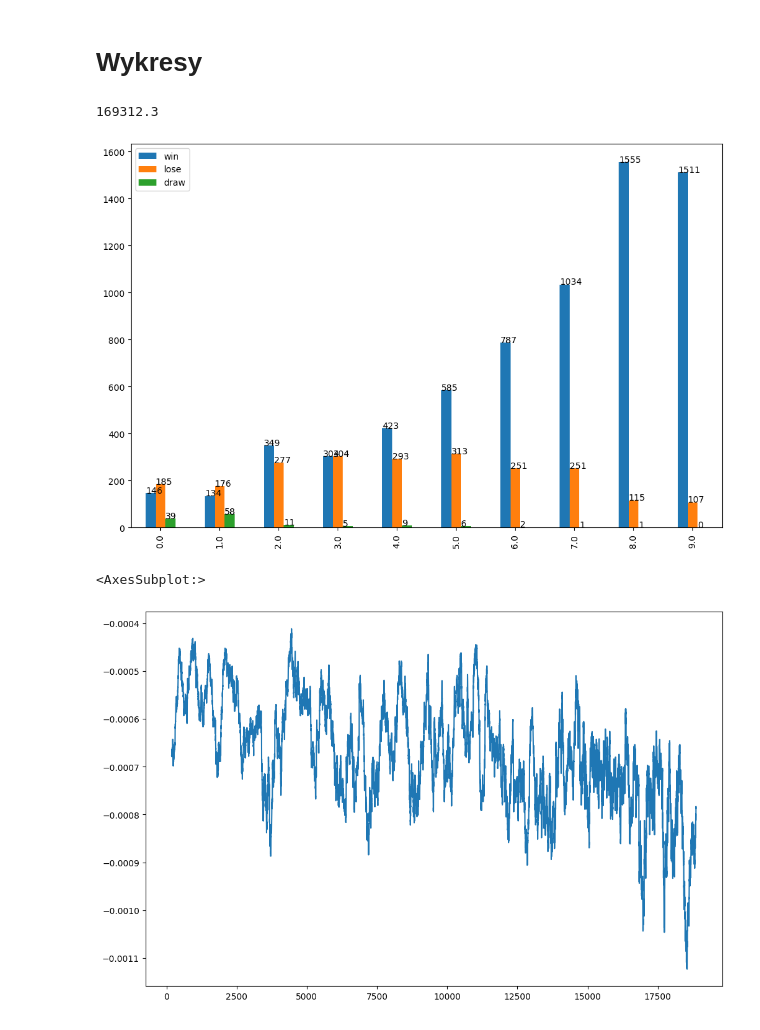
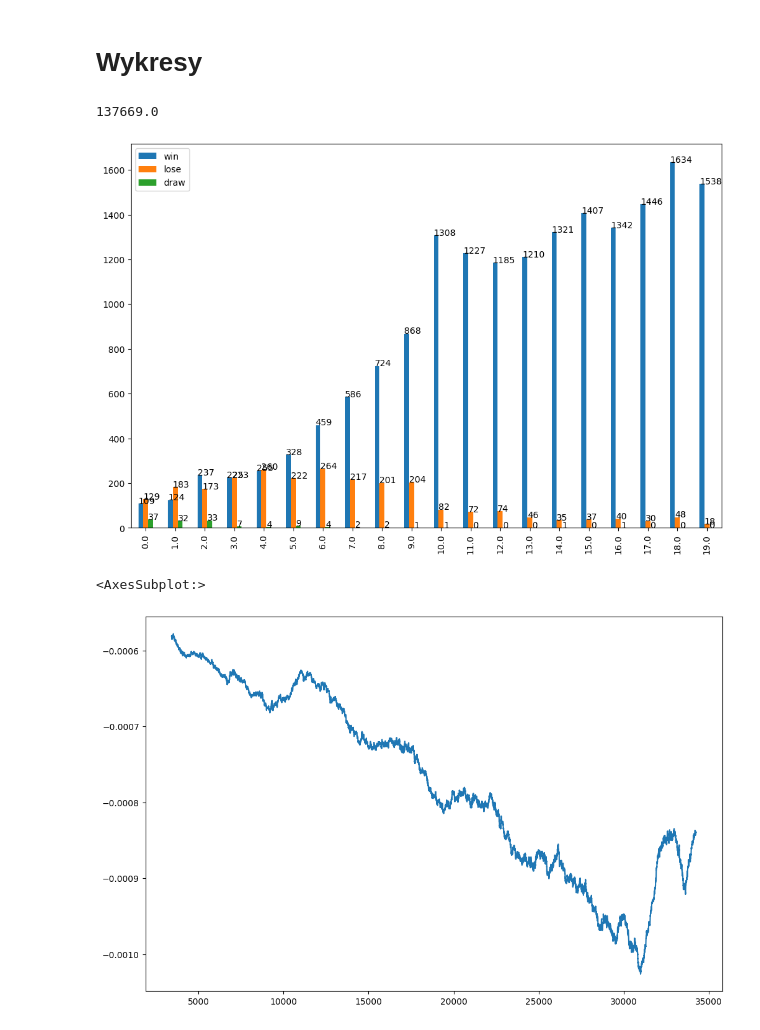
Before and after one commit to radiol00/mgrv3, a Jupyter notebook: hax_stat_analysis.ipynb, the cells around one changed output. Saved outputs shown, nothing was run; the diff lists cells and outputs as text; code cells hidden in the pictures.

```diff
--- a/hax_stat_analysis.ipynb
+++ b/hax_stat_analysis.ipynb
@@ -24,30 +24,26 @@ print(len(actorLosses))
 # %% [markdown]
 # Wykresy
 # %%
-groups = 10
+groups = 20
 groupSize = experiences.shape[0] / groups
 print(groupSize)
 groupedMemories = experiences.groupby(experiences.index // groupSize).sum()
 mems = groupedMemories[["win", "lose", "draw"]].plot.bar()
 for p in mems.patches:
     mems.annotate(str(p.get_height()), (p.get_x(), p.get_height() + 0.05))
 
-# 852 / 199 / 1
-# 918 / 185 / 0
-# 1088 / 164 / 0
-# 1387 / 115 / 1
-# 1520 / 111 / 0
-# 1541 / 109 / 0
+# 1559 / 16 / 0
+# 1538 / 18 / 0
 # %% [output]
-169312.3
+137669.0
-[figure, old version]
+[figure, new version]
 # %%
 data = actorLosses["loss"]
 
-data.rolling(window=len(data)//100).mean().plot(y="loss")
+data.rolling(window=len(data)//10).mean().plot(y="loss")
 # %% [output]
 <AxesSubplot:>
-[figure, old version]
+[figure, new version]
 # %%
 data = criticLosses["loss"]
 
```
Also changed, not shown: parts of 4 cells of this notebook, 1 other file.
